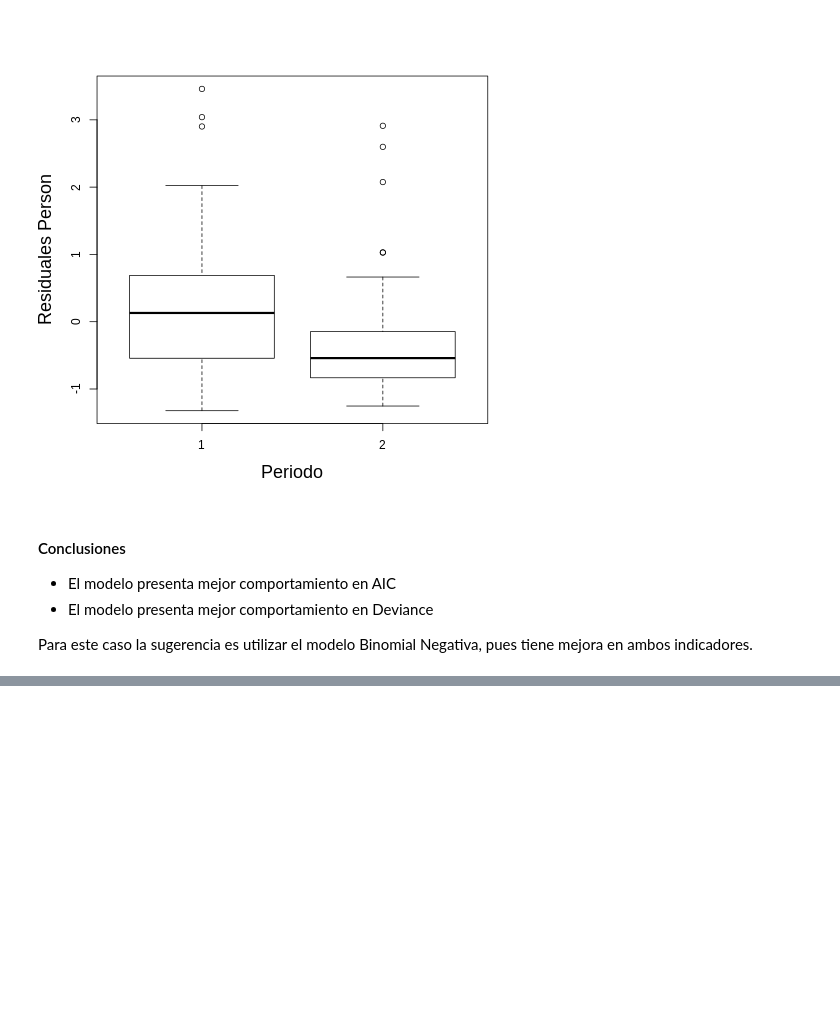
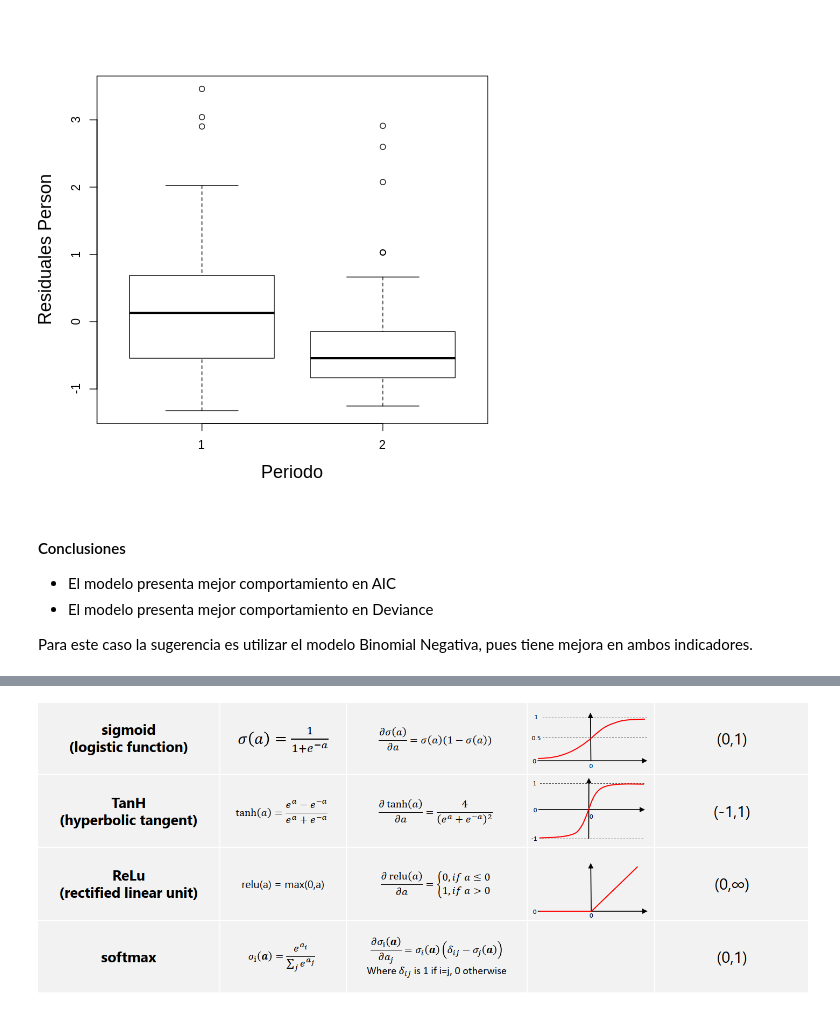
Before and after one commit to edgaryair1024/RtoLearn, a Jupyter notebook: M3/Módulo3.ipynb, the cells around one changed output, grey strips where cells are left out. Cells and saved outputs as stored; diff of their text form; code cells hidden in the pictures; blank space fills up the shorter version.

```diff
--- a/M3/Módulo3.ipynb
+++ b/M3/Módulo3.ipynb
@@ -784,0 +1267,5 @@ t<-0
+# %%
+from IPython.display import Image
+Image(filename="/content/CursoDF/M3/Activación.PNG")
+# %% [output]
+[figure, added]
```
Also changed, not shown: parts of 71 cells of this notebook.
